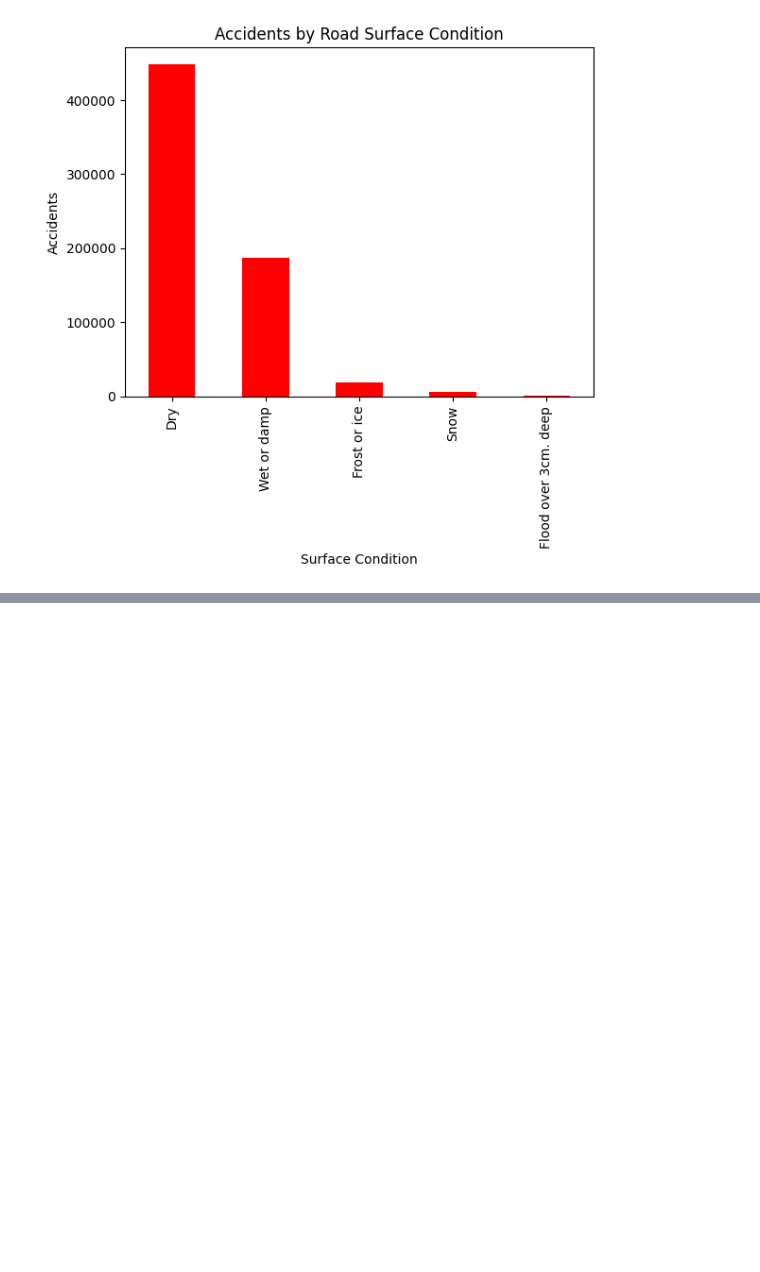
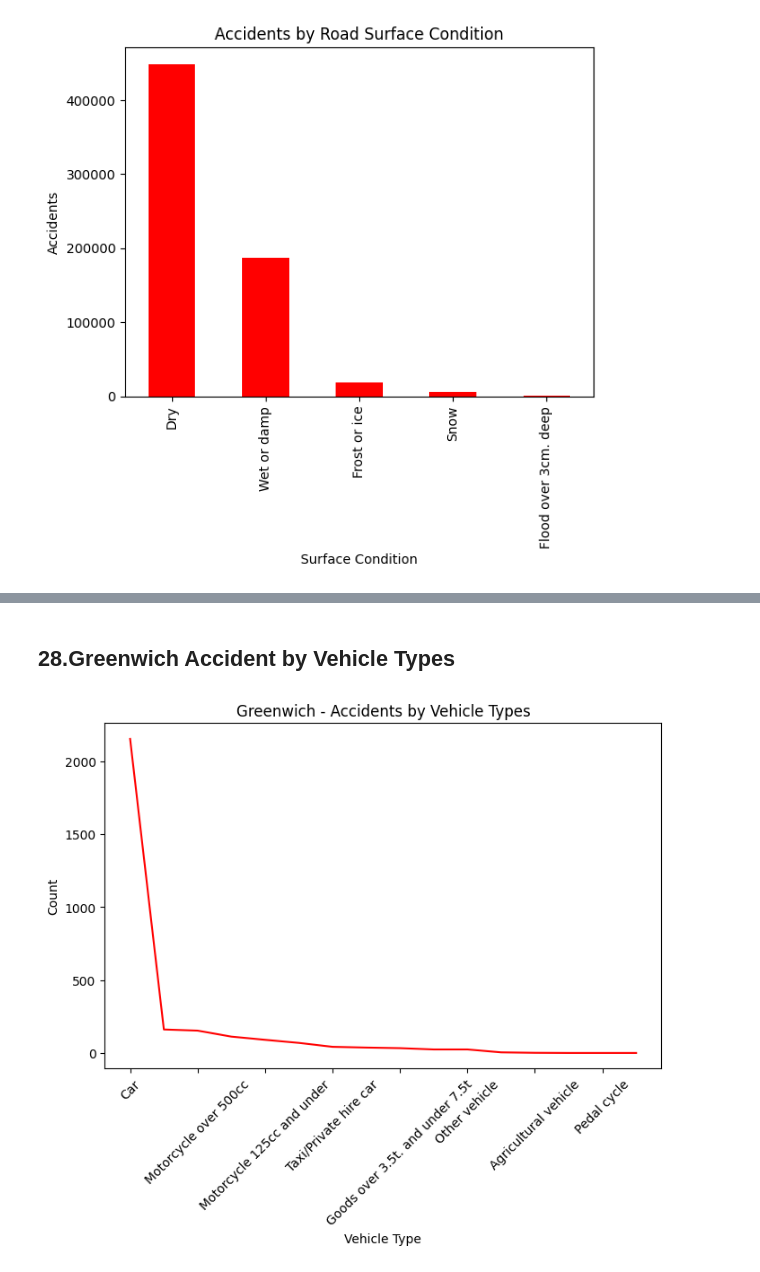
Before and after one commit to Salazar044/ITELEC303_SALAZAR_ACTIVITY2, a Jupyter notebook: Activity2.ipynb, the cells around one changed output, grey strips where cells are left out. Saved outputs shown, nothing was run; the diff lists cells and outputs as text; code cells hidden in the pictures; blank space fills up the shorter version.

```diff
--- a/Activity2.ipynb
+++ b/Activity2.ipynb
@@ -459,0 +475,13 @@ plt.show()
+# %% [markdown]
+<h2>28.Greenwich Accident by Vehicle Types</h2>
+# %%
+green_df = accident[accident['District Area'] == "Greenwich"]
+plt.figure(figsize=(8,5))
+green_df['Vehicle_Type'].value_counts().plot(kind='line', color='red')
+plt.title("Greenwich - Accidents by Vehicle Types")
+plt.xlabel("Vehicle Type")
+plt.ylabel("Count")
+plt.xticks(rotation=45)
+plt.show()
+# %% [output]
+[figure, added]
```
Also changed, not shown: parts of 20 cells of this notebook.
